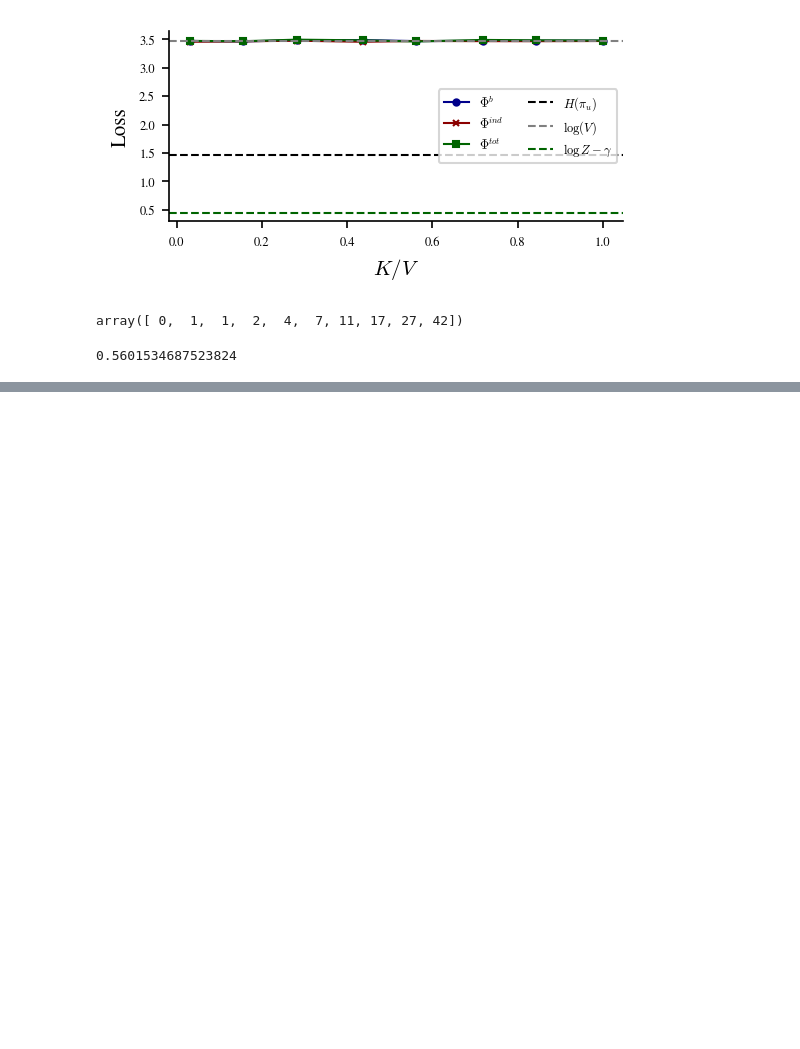
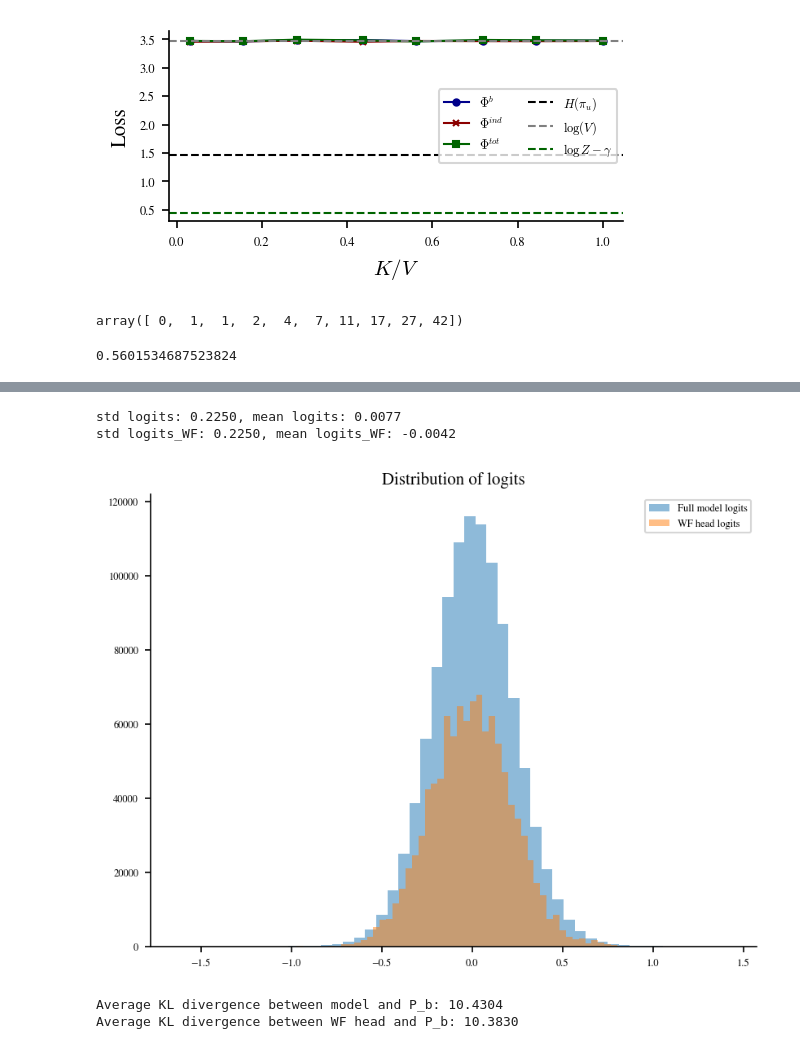
Before and after one commit to CristopherErazo/SAM, a Jupyter notebook: notebooks/26_03_11_Dual_Task.ipynb, the cells around one changed output, grey strips where cells are left out. Cells and saved outputs as stored; diff of their text form; code cells hidden in the pictures; blank space fills up the shorter version.

```diff
--- a/notebooks/26_03_11_Dual_Task.ipynb
+++ b/notebooks/26_03_11_Dual_Task.ipynb
@@ -199,0 +437,46 @@ print(-gamma + math.log(Z))
+# %%
+sequence = test_batch['sequence'].to(device) # shape (batch_size, seq_len + 1)
+input = sequence[:, :-1] # shape (batch_size, seq_len)
+target = sequence[:, 1:]
+mask = test_batch['mask'].to(device) # shape (batch_size, seq_len, seq_len)
+
+logits = model(input, mask, attn=True, fc=True) # shape (batch_size, seq_len, vocab_size)
+
+print(f'std logits: {logits.std().item():.4f}, mean logits: {logits.mean().item():.4f}')
+
+X0 = model.E(input) # + model.P(model.positions.to(input.device)) # (batch_size, seq_len, d_model)
+X3 = model.WF(X0) # (batch_size, seq_len, d_model)
+logits_WF = model.U(X3) # (batch_size, seq_len, vocab_size)
+std_logits_WF = logits_WF.std()
+logits_WF = logits_WF * (logits.std() / std_logits_WF) # rescale logits to be on the same scale as full model logits
+print(f'std logits_WF: {logits_WF.std().item():.4f}, mean logits_WF: {logits_WF.mean().item():.4f}')
+
+
+plt.hist(logits.flatten().cpu().detach().numpy(), bins=50, alpha=0.5, label='Full model logits')
+plt.hist(logits_WF.flatten().cpu().detach().numpy(), bins=50, alpha=0.5, label='WF head logits')
+plt.legend()
+plt.title('Distribution of logits')
+plt.show()
+
+# Compute average DKL(model||Pb)
+
+target_prob = P_b[input]  # shape (batch_size, seq_len, vocab_size)
+prob_model = torch.softmax(logits, dim=-1)  # shape (batch_size, seq_len, vocab_size)
+prob_WF = torch.softmax(logits_WF, dim=-1)
+
+kl1 = (prob_model * (torch.log(prob_model + 1e-10) - torch.log(target_prob + 1e-10))).sum(dim=-1).mean().item()
+kl2 = (prob_WF * (torch.log(prob_WF + 1e-10) - torch.log(target_prob + 1e-10))).sum(dim=-1).mean().item()
+
+print(f"Average KL divergence between model and P_b: {kl1:.4f}")
+print(f"Average KL divergence between WF head and P_b: {kl2:.4f}")
+
+#
+# logits_WF = logits_WF * (std_logits / std_logits_WF) # rescale logits to be on the same scale as full model logits
+
+# P_model = torch.softmax(logits_WF, dim=-1)
+# %% [output]
+std logits: 0.2250, mean logits: 0.0077
+std logits_WF: 0.2250, mean logits_WF: -0.0042
+[figure, added]
+Average KL divergence between model and P_b: 10.4304
+Average KL divergence between WF head and P_b: 10.3830
```
Also changed, not shown: parts of 16 cells of this notebook, 9 other files.
